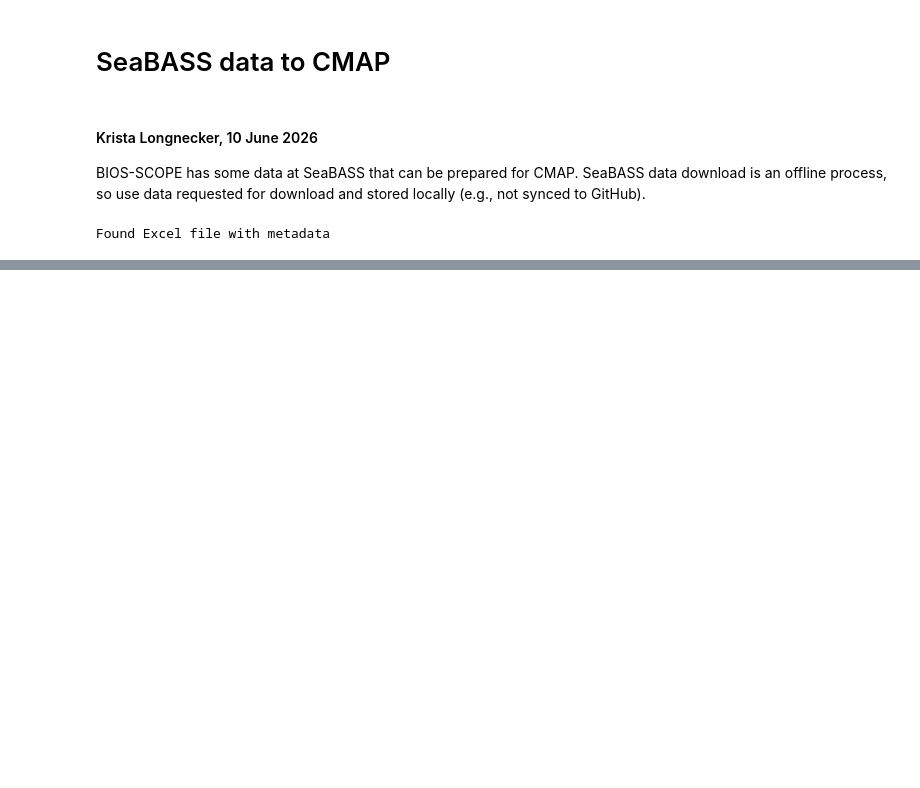
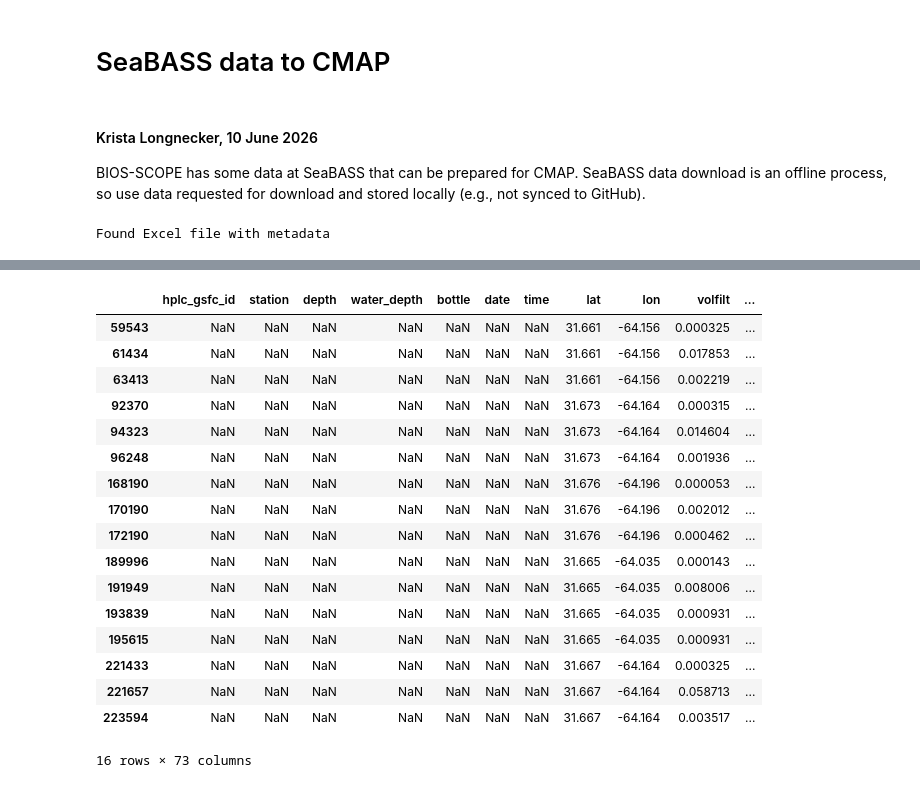
Before and after one commit to BIOS-SCOPE/BWrepos, a Jupyter notebook: convertSeaBASStoCMAP.ipynb, the cells around one changed output, grey strips where cells are left out. Drawn from its saved outputs; the diff is of its cells as text; code cells hidden in the pictures; blank space fills up the shorter version.

Commit message:
working on seabass data

```diff
--- a/convertSeaBASStoCMAP.ipynb
+++ b/convertSeaBASStoCMAP.ipynb
@@ -50,27 +180,15 @@ unCruises = [f for f in os.listdir(folder_path) if os.path.isdir(os.path.join(fo
 # %%
-#first up, read in the SeaBASS file and make a square matrix out of all the data sets.
-#I am going to group all cruises into one matrix
-
-#read in the first file and use that to start the dataframe
-#otherwise I end up with rows grouped by cruise and I am not sure how to get around that
-idx = 0
-one = readSB(filename = matching_files[idx])
-# #use the SeaBASS experiment name that will be used for the Excel file name
-# dataset_short_name = one.headers['experiment']
-
-#then process the data needed to start the data frame
-oneD = one.data
-df = pd.DataFrame(oneD)
-
-#add a columm with filename while I sort out the issues
-df['filename'] = one.filename
-
 #then go through and add the remaining files...start loop at 2
 for idx in range(2,(len(matching_files))):
     one = readSB(filename = matching_files[idx],no_warn=True)
     oneD = one.data
     temp = pd.DataFrame(oneD)
     temp['filename'] = one.filename
+
+    temp['sampleType'] = findSampleType(one.filename)
+    st = findSampleType(one.filename)
+    temp['sampleType'] = st
+    temp = doTheMath(temp,st)
 
     if 'associatedmedia' in one.variables: # data file with details on zoop
         #print('work on this')
@@ -100,0 +269,5 @@ for idx in range(2,(len(matching_files))):
+# %%
+#need to figure out what the column names are for the cases where I ended up with -999
+dft = df[df['particles_perL'] ==-999]
+# %%
+one = dft[dft['sampleType']=='FlowcamNet']
@@ -100,0 +290,23 @@ for idx in range(2,(len(matching_files))):
+# %%
+udf = one.drop_duplicates(subset = ['filename'])
+# %%
+udf
+# %% [output]
+|  | hplc_gsfc_id | station | depth | water_depth | bottle | date | time | lat | lon | volfilt | ... |
+| 59543 | NaN | NaN | NaN | NaN | NaN | NaN | NaN | 31.661 | -64.156 | 0.000325 | ... |
+| 61434 | NaN | NaN | NaN | NaN | NaN | NaN | NaN | 31.661 | -64.156 | 0.017853 | ... |
+| 63413 | NaN | NaN | NaN | NaN | NaN | NaN | NaN | 31.661 | -64.156 | 0.002219 | ... |
+| 92370 | NaN | NaN | NaN | NaN | NaN | NaN | NaN | 31.673 | -64.164 | 0.000315 | ... |
+| 94323 | NaN | NaN | NaN | NaN | NaN | NaN | NaN | 31.673 | -64.164 | 0.014604 | ... |
+| 96248 | NaN | NaN | NaN | NaN | NaN | NaN | NaN | 31.673 | -64.164 | 0.001936 | ... |
+| 168190 | NaN | NaN | NaN | NaN | NaN | NaN | NaN | 31.676 | -64.196 | 0.000053 | ... |
+| 170190 | NaN | NaN | NaN | NaN | NaN | NaN | NaN | 31.676 | -64.196 | 0.002012 | ... |
+| 172190 | NaN | NaN | NaN | NaN | NaN | NaN | NaN | 31.676 | -64.196 | 0.000462 | ... |
+| 189996 | NaN | NaN | NaN | NaN | NaN | NaN | NaN | 31.665 | -64.035 | 0.000143 | ... |
+| 191949 | NaN | NaN | NaN | NaN | NaN | NaN | NaN | 31.665 | -64.035 | 0.008006 | ... |
+| 193839 | NaN | NaN | NaN | NaN | NaN | NaN | NaN | 31.665 | -64.035 | 0.000931 | ... |
+| 195615 | NaN | NaN | NaN | NaN | NaN | NaN | NaN | 31.665 | -64.035 | 0.000931 | ... |
+| 221433 | NaN | NaN | NaN | NaN | NaN | NaN | NaN | 31.667 | -64.164 | 0.000325 | ... |
+| 221657 | NaN | NaN | NaN | NaN | NaN | NaN | NaN | 31.667 | -64.164 | 0.058713 | ... |
+| 223594 | NaN | NaN | NaN | NaN | NaN | NaN | NaN | 31.667 | -64.164 | 0.003517 | ... |
+16 rows × 73 columns
```
Also changed, not shown: parts of 15 cells of this notebook, 2 other files.
